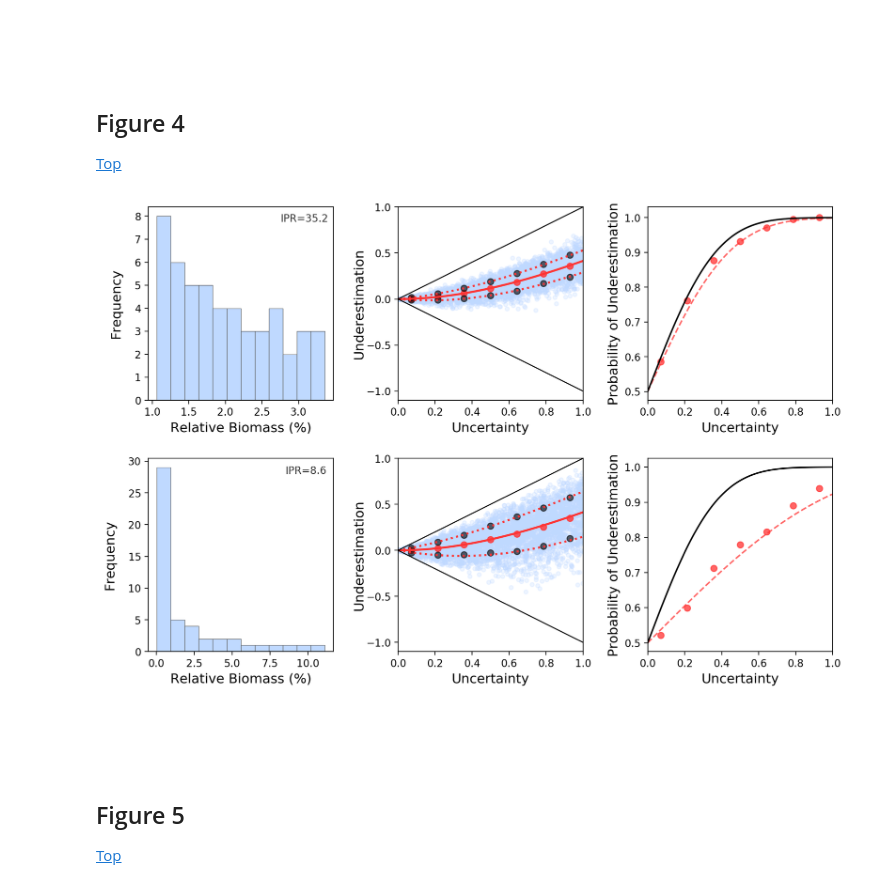
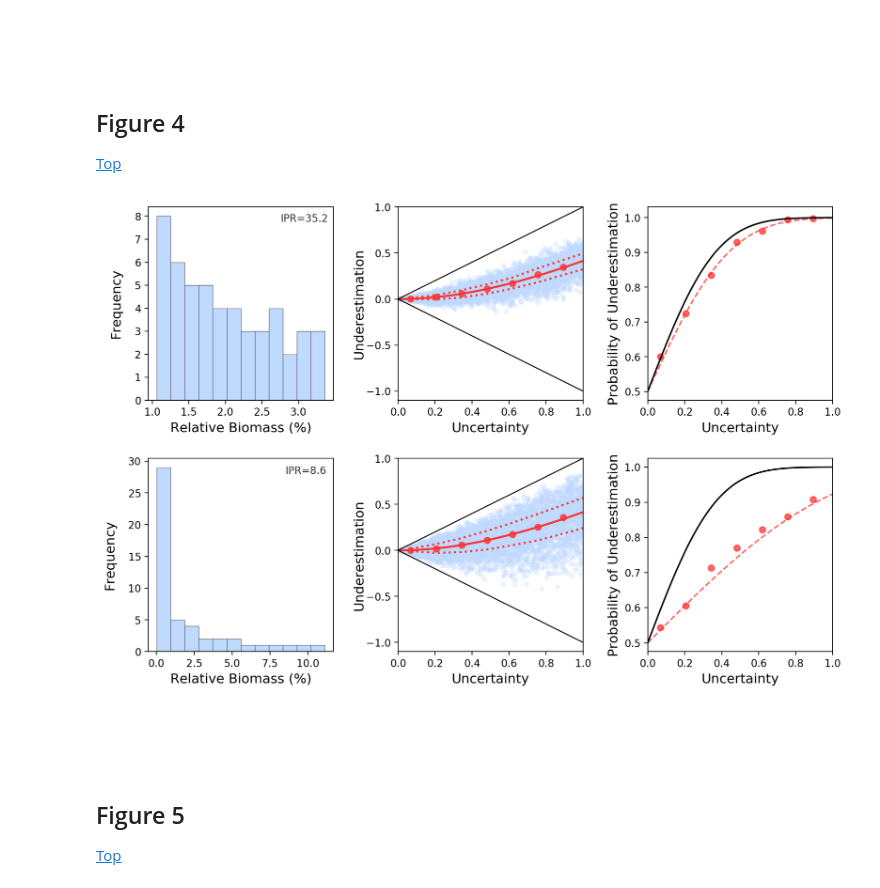
Before and after one commit to jamesaorr/scaling-up-uncertain-predictions, a Jupyter notebook: Scaling.Up_Simulations.ipynb, the cells around one changed output. Drawn from its saved outputs; the diff is of its cells as text; code cells hidden in the pictures.

Commit message:
Add files via upload
Minor edits to figures (using median and quartiles rather than means and sd in uncertainty vs underestimation figures)

```diff
--- a/Scaling.Up_Simulations.ipynb
+++ b/Scaling.Up_Simulations.ipynb
@@ -79,6 +79,12 @@ def eff_d(x, y):
 
 def underestimation(values):
     return len(np.where(values>0.)[0])/(len(values)*1.)
+
+def Q25(x):
+    return np.percentile(x, 25, interpolation = 'midpoint')
+
+def Q75(x):
+    return np.percentile(x, 75, interpolation = 'midpoint')
 # %% [markdown]
 <br>
 <br>
@@ -385,11 +400,14 @@ ipr_1 = 1/sum(norm_Bio_1**4)                      # ... IPR
 Prob_Syn_ipr_1 = 1.-0.5*betainc((ipr_1-1.)/2., 0.5, 1.-(Non_add_1**2)/4) # Prob. of underestimation based on IPR
 
 ########### Binning ############
-bin_1_y, bin_edges, binnumber = binned_statistic(Non_add_1, Effect_1, statistic="mean", bins=7, range=(0, 1.0))
+bin_1_y, bin_edges, binnumber = binned_statistic(Non_add_1, Effect_1, statistic="median", bins=8, range=(0, 1.1))
 bin_width = (bin_edges[1] - bin_edges[0])
 bin_1_x = bin_edges[1:] - bin_width/2
-bin_1_y_sd, bin_edges, binnumber = binned_statistic(Non_add_1, Effect_1, statistic="std", bins=7, range=(0, 1.0))
-bin_1_py, bin_edges, binnumber = binned_statistic(Non_add_1, Effect_1, statistic=underestimation, bins=7, range=(0, 1.0))
+bin_1_y_sd, bin_edges, binnumber = binned_statistic(Non_add_1, Effect_1, statistic="std", bins=8, range=(0, 1.1))
+bin_1_py, bin_edges, binnumber = binned_statistic(Non_add_1, Effect_1, statistic=underestimation, bins=8, range=(0, 1.1))
+bin_1_y_q25, bin_edges, binnumber = binned_statistic(Non_add_1, Effect_1, statistic=Q25, bins=8, range=(0, 1.1))
+bin_1_y_q75, bin_edges, binnumber = binned_statistic(Non_add_1, Effect_1, statistic=Q75, bins=8, range=(0, 1.1))
+
 
 
 
@@ -413,11 +431,13 @@ ipr_3 = 1/sum(norm_Bio_3**4)
 Prob_Syn_ipr_3 = 1.-0.5*betainc((ipr_3-1.)/2., 0.5, 1.-(Non_add_3**2)/4)
 
 ########### Binning ############
-bin_3_y, bin_edges, binnumber = binned_statistic(Non_add_3, Effect_3, statistic="mean", bins=7, range=(0, 1.0))
+bin_3_y, bin_edges, binnumber = binned_statistic(Non_add_3, Effect_3, statistic="median", bins=8, range=(0, 1.1))
 bin_width = (bin_edges[1] - bin_edges[0])
 bin_3_x = bin_edges[1:] - bin_width/2
-bin_3_y_sd, bin_edges, binnumber = binned_statistic(Non_add_3, Effect_3, statistic="std", bins=7, range=(0, 1.0))
-bin_3_py, bin_edges, binnumber = binned_statistic(Non_add_3, Effect_3, statistic=underestimation, bins=7, range=(0, 1.0))
+bin_3_y_sd, bin_edges, binnumber = binned_statistic(Non_add_3, Effect_3, statistic="std", bins=8, range=(0, 1.1))
+bin_3_py, bin_edges, binnumber = binned_statistic(Non_add_3, Effect_3, statistic=underestimation, bins=8, range=(0, 1.1))
+bin_3_y_q25, bin_edges, binnumber = binned_statistic(Non_add_3, Effect_3, statistic=Q25, bins=8, range=(0, 1.1))
+bin_3_y_q75, bin_edges, binnumber = binned_statistic(Non_add_3, Effect_3, statistic=Q75, bins=8, range=(0, 1.1))
 # %%
 plt.figure(num=None, figsize=(12, 8), dpi=200, facecolor='w', edgecolor='k')
 
@@ -448,11 +468,11 @@ plt.subplot(2, 3, 2)
 plt.scatter(Non_add_1, Effect_1, alpha = 0.25, color = (0.75, 0.85, 1), s=15)
 X = np.sort(Non_add_1)
 plt.scatter(bin_1_x, bin_1_y, color = (1, 0.2, 0.2), alpha = 0.8)
-plt.scatter(bin_1_x, bin_1_y+bin_1_y_sd, color = "black", alpha = 0.6)
-plt.scatter(bin_1_x, bin_1_y-bin_1_y_sd, color = "black", alpha = 0.6)
+plt.plot(bin_1_x, bin_1_y_q25, color = (1, 0.2, 0.2), lw=2, linestyle=':')
+plt.plot(bin_1_x, bin_1_y_q75, color = (1, 0.2, 0.2), lw=2, linestyle=':')
 plt.plot(X, np.sqrt(X**2+1)-1, color = (1, 0.2, 0.2), lw=2)
-plt.plot(X, np.sqrt(X**2+1+2*X/np.sqrt(ipr_1))-1, color = (1, 0.2, 0.2), lw=2, linestyle=':')
-plt.plot(X, np.sqrt(X**2+1-2*X/np.sqrt(ipr_1))-1, color = (1, 0.2, 0.2), lw=2, linestyle=':')
+#plt.plot(X, np.sqrt(X**2+1+2*X/np.sqrt(ipr_1))-1, color = (1, 0.2, 0.2), lw=2, linestyle=':')
+#plt.plot(X, np.sqrt(X**2+1-2*X/np.sqrt(ipr_1))-1, color = (1, 0.2, 0.2), lw=2, linestyle=':')
 plt.plot(X, X, 'black', lw=1)
 plt.plot([0,1,2],[0,-1,0], 'black',lw=1)
 plt.xlim(0, 1)
@@ -465,44 +485,44 @@ plt.subplot(2, 3, 5)
 plt.scatter(Non_add_3, Effect_3, alpha = 0.25, color = (0.75, 0.85, 1), s=15)
 X = np.sort(Non_add_3)
 plt.scatter(bin_3_x, bin_3_y, color = (1, 0.2, 0.2), alpha = 0.8)
-plt.scatter(bin_3_x, bin_3_y+bin_3_y_sd, color = "black", alpha = 0.6)
-plt.scatter(bin_3_x, bin_3_y-bin_3_y_sd, color = "black", alpha = 0.6)
+plt.plot(bin_3_x, bin_3_y_q25, color = (1, 0.2, 0.2), lw=2, linestyle=':')
+plt.plot(bin_3_x, bin_3_y_q75, color = (1, 0.2, 0.2), lw=2, linestyle=':')
 plt.plot(X, np.sqrt(X**2+1)-1, color = (1, 0.2, 0.2), lw=2)
-plt.plot(X, np.sqrt(X**2+1+2*X/np.sqrt(ipr_3))-1, color = (1, 0.2, 0.2), lw=2, linestyle=':')
-plt.plot(X, np.sqrt(X**2+1-2*X/np.sqrt(ipr_3))-1, color = (1, 0.2, 0.2), lw=2, linestyle=':')
+#plt.plot(X, np.sqrt(X**2+1+2*X/np.sqrt(ipr_3))-1, color = (1, 0.2, 0.2), lw=2, linestyle=':')
+#plt.plot(X, np.sqrt(X**2+1-2*X/np.sqrt(ipr_3))-1, color = (1, 0.2, 0.2), lw=2, linestyle=':')
 plt.plot(X, X, 'black', lw=1)
 plt.plot([0,1,2],[0,-1,0], 'black',lw=1)
 plt.xlim(0, 1)
 plt.ylim(-1.1, 1)
 plt.yticks([-1.0, -0.5, 0.0, 0.5, 1.0])
 plt.xlabel("Uncertainty", fontsize=13)
 plt.ylabel("Underestimation", fontsize=13, labelpad=1)
 
 
 ############# Probability of Underestimation ###############
 
 plt.subplot(2, 3, 3)
 plt.scatter(bin_1_x, bin_1_py, color = (1, 0.2, 0.2), alpha=0.75)
 plt.xlim(0, 1)
 plt.xlabel("Uncertainty", fontsize=13)
 plt.ylabel("Probability of Underestimation", fontsize=13)
 X2 = np.linspace(0,1,100)
 plt.plot(X2, 1.-0.5*betainc((ipr_1-1.)/2., 0.5, 1.-(X2**2)/4), linestyle = "--", alpha=0.75, color = (1, 0.2, 0.2))
 plt.plot(X2, 1.-0.5*betainc((50-1.)/2., 0.5, 1.-(X2**2)/4), color=(0, 0, 0))
 
 plt.subplot(2, 3, 6)
 plt.scatter(bin_3_x, bin_3_py, color = (1, 0.2, 0.2), alpha=0.75)
 plt.xlim(0, 1);
 plt.xlabel("Uncertainty", fontsize=13)
 plt.ylabel("Probability of Underestimation", fontsize=13)
 X2 = np.linspace(0,1,100)
 plt.plot(X2, 1.-0.5*betainc((ipr_3-1.)/2., 0.5, 1.-(X2**2)/4), linestyle = "--", alpha=0.75, color = (1, 0.2, 0.2))
 plt.plot(X2, 1.-0.5*betainc((50-1.)/2., 0.5, 1.-(X2**2)/4), color=(0, 0, 0))
 
 
 plt.subplots_adjust(wspace=0.35, hspace=0.3)
 # %% [output]
-[figure, old version]
+[figure, new version]
 # %% [markdown]
 <br>
 <br>
```
Also changed, not shown: parts of 6 cells of this notebook.
